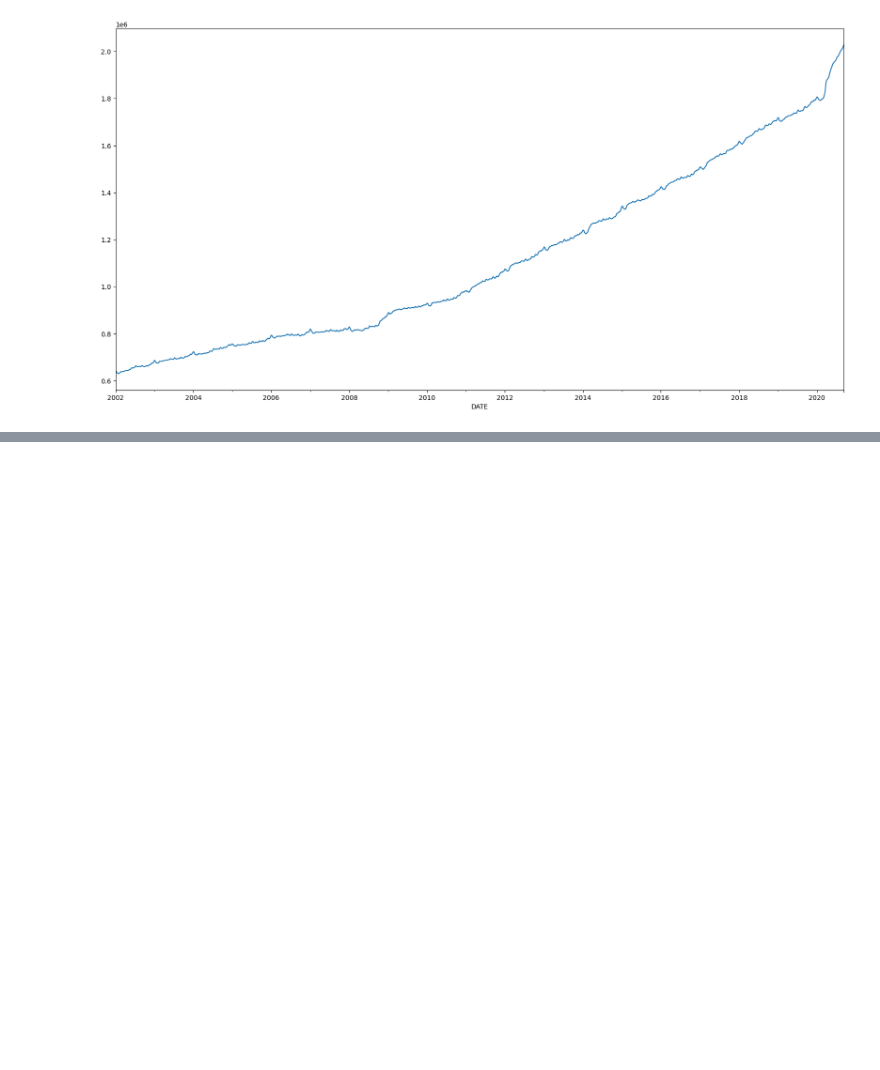
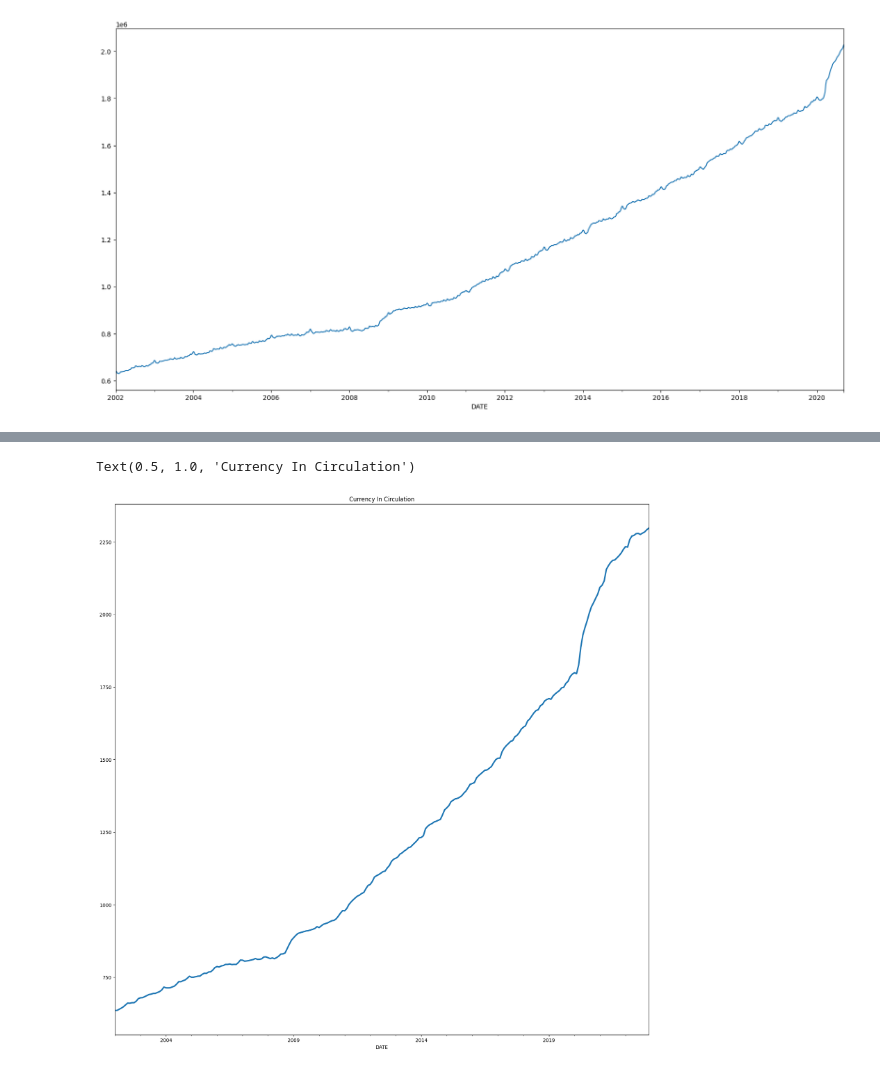
Before and after one commit to Tetteh96/ECON-611-Projects, a Jupyter notebook: Ch4/project 6.ipynb, the cells around one changed output, grey strips where cells are left out. Saved outputs shown, nothing was run; the diff lists cells and outputs as text; code cells hidden in the pictures; blank space fills up the shorter version.

```diff
--- a/Ch4/project 6.ipynb
+++ b/Ch4/project 6.ipynb
@@ -163,0 +232,7 @@ plot_data.plot.line(ax = ax)
+# %%
+fig, ax = plt.subplots(figsize = (20, 20))
+data['Base: Currency in Circulation ($ Mil)'].plot.line(linewidth = 3, ax = ax)
+ax.set_title('Currency In Circulation')
+# %% [output]
+Text(0.5, 1.0, 'Currency In Circulation')
+[figure, added]
```
Also changed, not shown: parts of 26 cells of this notebook, 2 other files.
